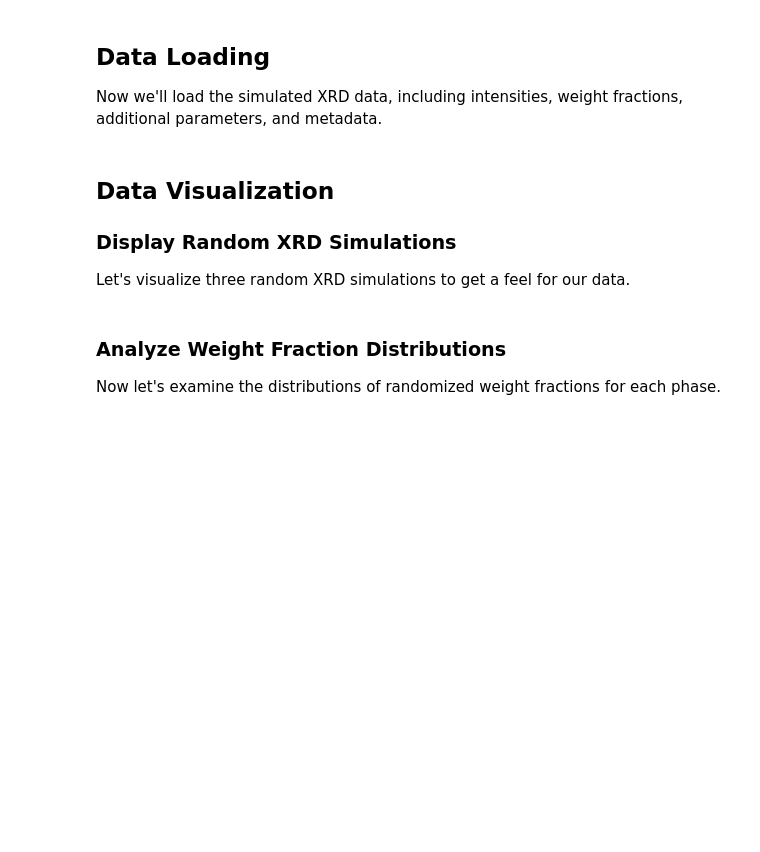
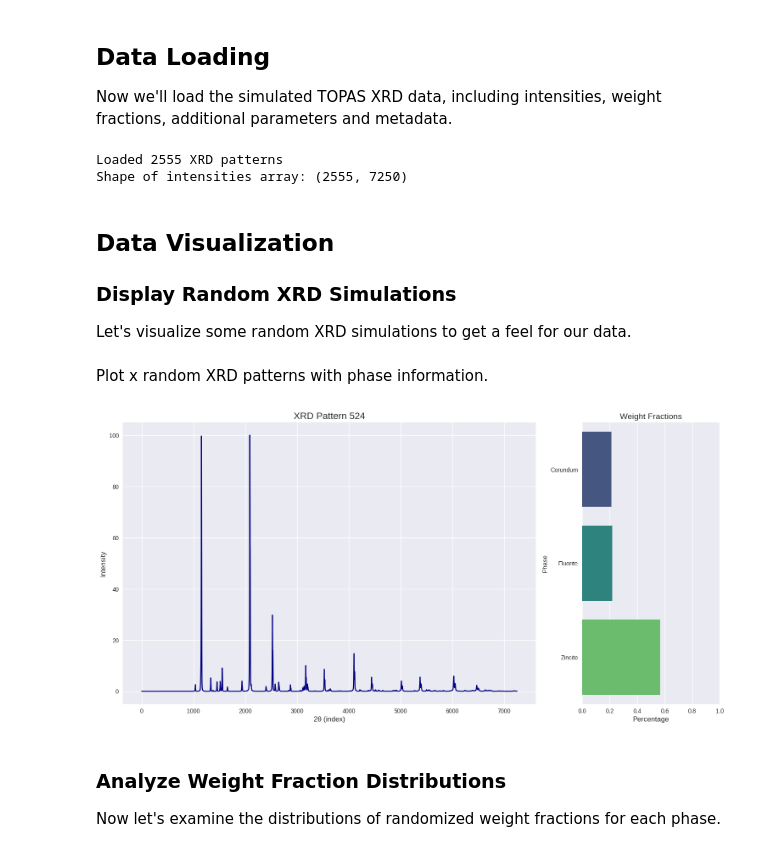
Before and after one commit to Machine-Intelligence-Characterisation/ML-for-phase-analysis, a Jupyter notebook: analysis/analysis.ipynb, the cells around one changed output. Cells and saved outputs as stored; diff of their text form; code cells hidden in the pictures; blank space fills up the shorter version.

```diff
--- a/analysis/analysis.ipynb
+++ b/analysis/analysis.ipynb
@@ -20,5 +22,5 @@ First, we'll set the working directories and import required libraries.
 base_dir = '/monfs01/projects/ys68/XRD_phase_analysis'
 
 # Replace with your actual data directory
-data_dir = "/TOPAS_sim/simulations/batch_20241010_212052_NumSims10000/processed_data"
+data_dir = "TOPAS_sim/simulations/batch_20241010_212052_NumSims10000/processed_data"
 # %%
@@ -42,7 +43,7 @@ plt.style.use('seaborn-v0_8')
 # %% [markdown]
 ## Data Loading
 
-Now we'll load the simulated XRD data, including intensities, weight fractions, additional parameters, and metadata.
+Now we'll load the simulated TOPAS XRD data, including intensities, weight fractions, additional parameters and metadata.
 # %%
 # Load intensities
 intensities = np.load(os.path.join(data_dir, 'intensities.npy'))
@@ -59,12 +60,15 @@ with open(os.path.join(data_dir, 'metadata.json'), 'r') as f:
 
 print(f"Loaded {len(intensities)} XRD patterns")
 print(f"Shape of intensities array: {intensities.shape}")
+# %% [output]
+Loaded 2555 XRD patterns
+Shape of intensities array: (2555, 7250)
 # %% [markdown]
 ## Data Visualization
 
 ### Display Random XRD Simulations
 
-Let's visualize three random XRD simulations to get a feel for our data.
+Let's visualize some random XRD simulations to get a feel for our data.
 # %%
 # TODO: 2 theta to degrees instead of index
 # TODO: Add additional params?
@@ -106,12 +110,17 @@ def plot_xrd_pattern(intensity, index, weight_fractions, additional_params, titl
 
     plt.tight_layout()
     plt.show()
-
-# Plot 3 random XRD patterns with phase information
-for i in range(3):
-    random_index = np.random.randint(0, len(intensities))
-    plot_xrd_pattern(intensities[random_index], random_index, weight_fractions, additional_params,
-                     f"XRD Pattern {random_index}")
+# %% [markdown]
+Plot x random XRD patterns with phase information.
+# %%
+plot_number = 1
+
+for i in range(plot_number):
+    random_index = np.random.randint(0, len(intensities))
+    plot_xrd_pattern(intensities[random_index], random_index, weight_fractions, additional_params,
+                     f"XRD Pattern {random_index}")
+# %% [output]
+[figure, added]
 # %% [markdown]
 ### Analyze Weight Fraction Distributions
 
```
Also changed, not shown: parts of 16 cells of this notebook, 6 other files.
